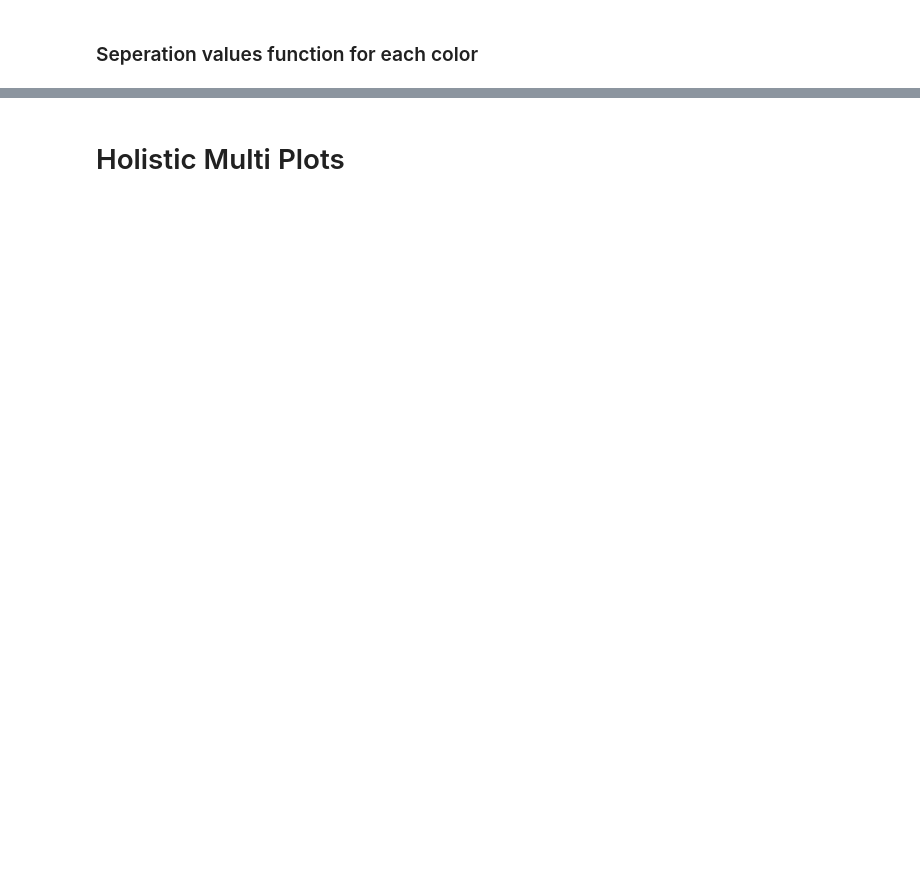
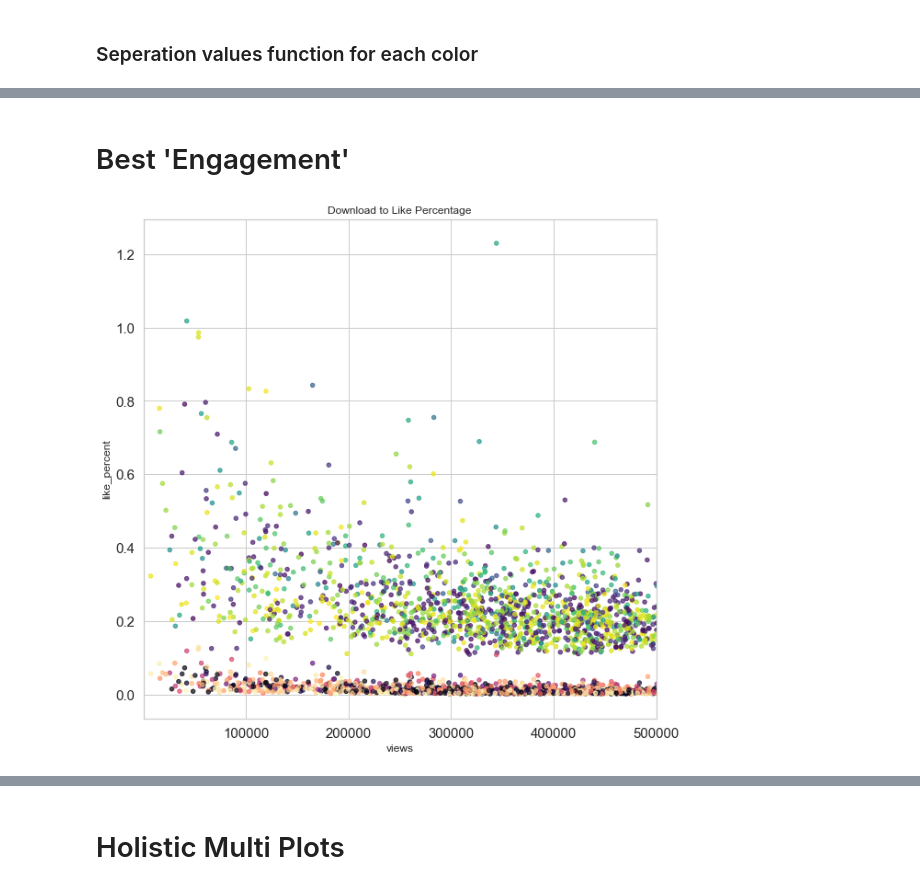
Before and after one commit to Aaronhjlee/UnsplashEDA, a Jupyter notebook: UnsplashEDA.ipynb, the cells around one changed output, grey strips where cells are left out. Cells and saved outputs as stored; diff of their text form; code cells hidden in the pictures; blank space fills up the shorter version.

```diff
--- a/UnsplashEDA.ipynb
+++ b/UnsplashEDA.ipynb
@@ -360 +336,11 @@ Unsplash_df['main_color'] = bin_list
+# %% [markdown]
+# Best 'Engagement'
+# %%
+#dl_percent = 0.236552
+#like_percent = 0.012917
+ax = Unsplash_df.plot.scatter(x='views', y='dl_percent', c='avg_colors', colorbar = False, colormap='viridis', alpha=0.7, title='Download to Like Percentage', figsize= (10, 10), fontsize=15)
+Unsplash_df.plot.scatter(x='views', y='like_percent', c='avg_colors', colorbar = False, colormap='magma', alpha=0.7, ax=ax)
+plt.xlim(9, 500000);
+# %% [output]
+[figure, added]
 # %%
```
Also changed, not shown: parts of 42 cells of this notebook, 20 other files.
